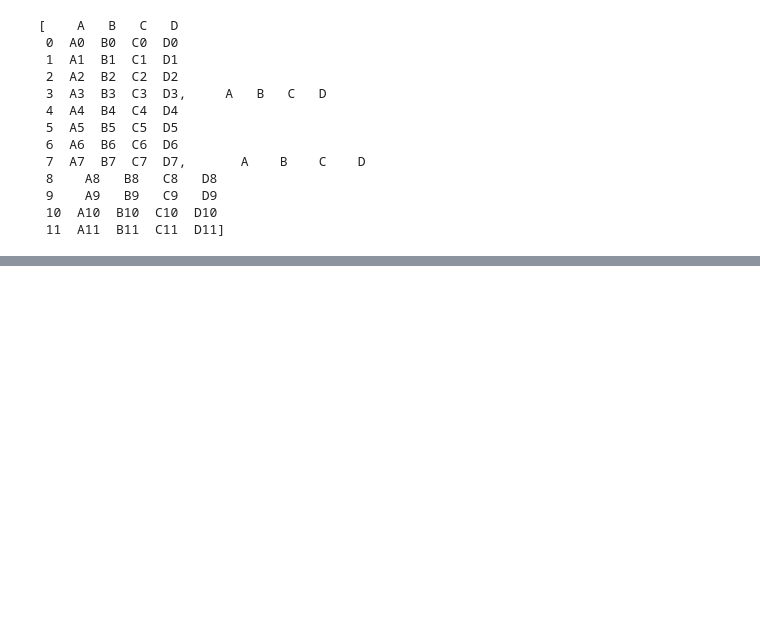
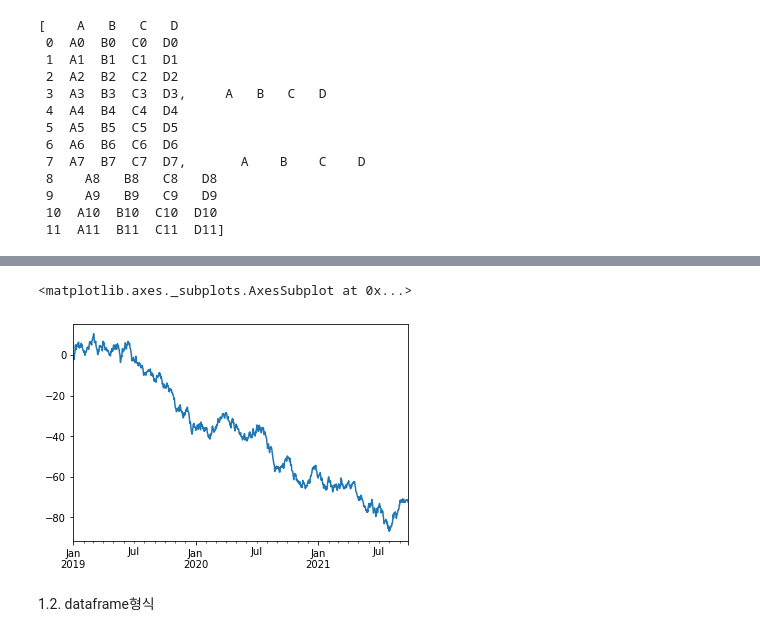
Before and after one commit to LEESUAJE1978/data-analysis, a Jupyter notebook: 7강실습코드.ipynb, the cells around one changed output, grey strips where cells are left out. Cells and saved outputs as stored; diff of their text form; code cells hidden in the pictures; blank space fills up the shorter version.

```diff
--- a/7강실습코드.ipynb
+++ b/7강실습코드.ipynb
@@ -118,0 +151,3 @@ result = pd.concat(frames)
+# %%
+ts = ts.cumsum()
+ts
@@ -118,0 +167,7 @@ result = pd.concat(frames)
+# %%
+ts.plot()
+# %% [output]
+<matplotlib.axes._subplots.AxesSubplot at 0x...>
+[figure, added]
+# %% [markdown]
+1.2. dataframe형식
```
Also changed, not shown: parts of 38 cells of this notebook.
